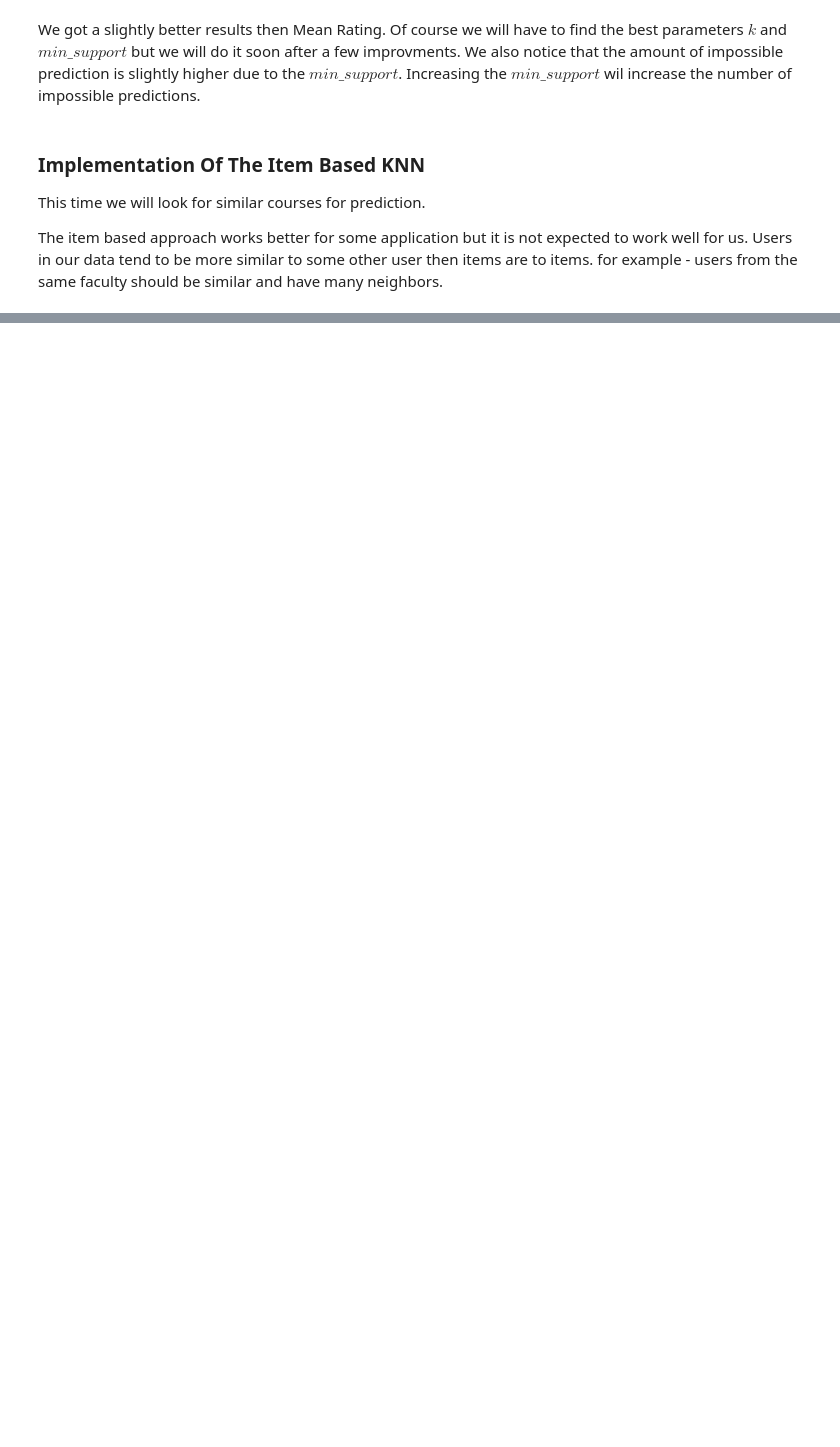
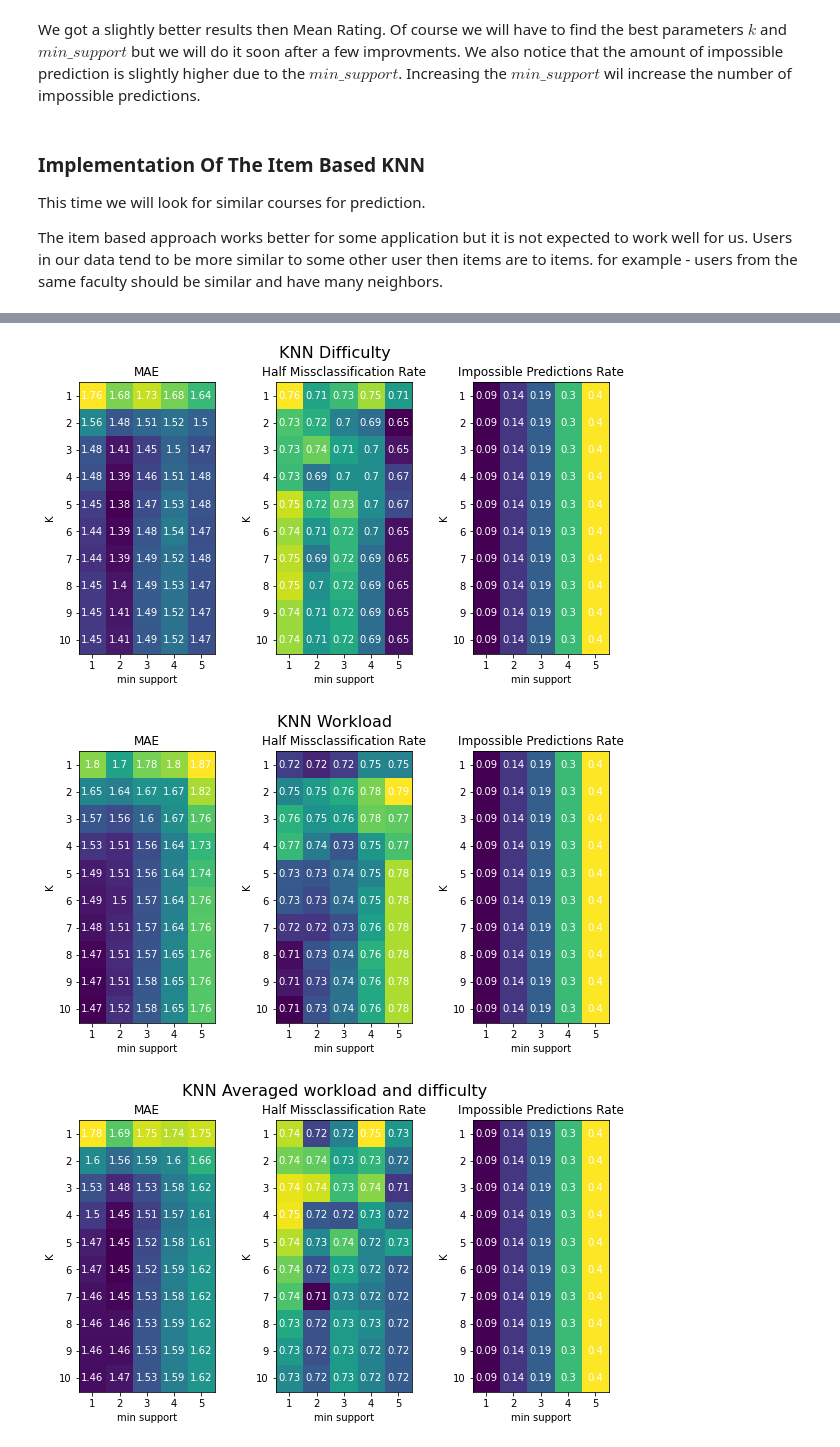
Before and after one commit to yuvalgos/course_recommender_system, a Jupyter notebook: recommender_algorithms.ipynb, the cells around one changed output, grey strips where cells are left out. Cells and saved outputs as stored; diff of their text form; code cells hidden in the pictures; blank space fills up the shorter version.

```diff
--- a/recommender_algorithms.ipynb
+++ b/recommender_algorithms.ipynb
@@ -766,8 +820,6 @@ This time we will look for similar courses for prediction.
 The item based approach works better for some application but it is not expected to work well for us. Users in our data tend to be more similar to some other user then items are to items. for example - users from the same faculty should be similar and have many neighbors.
 # %%
 class KNNCourse(KNNGeneric):
-    def __init__(self, k=5,  min_support=2):
-        super().__init__(k, min_support)
 
     def _cosine_similarity(self, course1, course2):
             """
@@ -881,0 +950,20 @@ more:
+# %%
+test_set_size = 0.2
+
+rand = np.random.RandomState(42*7)
+indices = np.arange(len(X))
+rand.shuffle(indices)
+
+slice_point = int(np.floor(test_set_size*len(X)))
+test_set_indices = indices[0:slice_point]
+train_set_indices = indices[slice_point: len(X)]
+
+X_test = X[test_set_indices]
+X_train = X[train_set_indices]
+y_diff_test = y_diff[test_set_indices]
+y_diff_train = y_diff[train_set_indices]
+y_wl_test = y_wl[test_set_indices]
+y_wl_train = y_wl[train_set_indices]
+
+print("test set length:", len(X_test))
+print("train set length:", len(X_train))
@@ -881,0 +1102,26 @@ more:
+# %%
+k_vals = np.arange(1,11)
+min_support_vals = np.arange(1,6)
+
+mae_grid_d, half_mr_grid_d, percent_impossible_grid_d =\
+    parameter_grid_evaluate_knn(KNNUser, X_train, y_diff_train, k_vals, min_support_vals)
+
+heat_map_params_plot(mae_grid_d, half_mr_grid_d, percent_impossible_grid_d,
+                     k_vals ,min_support_vals, "KNN Difficulty")
+
+mae_grid_w, half_mr_grid_w, percent_impossible_grid_w =\
+    parameter_grid_evaluate_knn(KNNUser, X_train, y_wl_train, k_vals, min_support_vals)
+
+heat_map_params_plot(mae_grid_w, half_mr_grid_w, percent_impossible_grid_w,
+                     k_vals ,min_support_vals, "KNN Workload")
+
+mae_grid_avg = (mae_grid_d + mae_grid_w)/2
+half_mr_grid_avg = (half_mr_grid_d + half_mr_grid_w)/2
+percent_impossible_grid_avg = (percent_impossible_grid_d + percent_impossible_grid_w)/2
+
+heat_map_params_plot(mae_grid_avg, half_mr_grid_avg, percent_impossible_grid_avg,
+                     k_vals ,min_support_vals, "KNN Averaged workload and difficulty")
+# %% [output]
+[figure, added]
+[figure, added]
+[figure, added]
```
Also changed, not shown: parts of 65 cells of this notebook.
